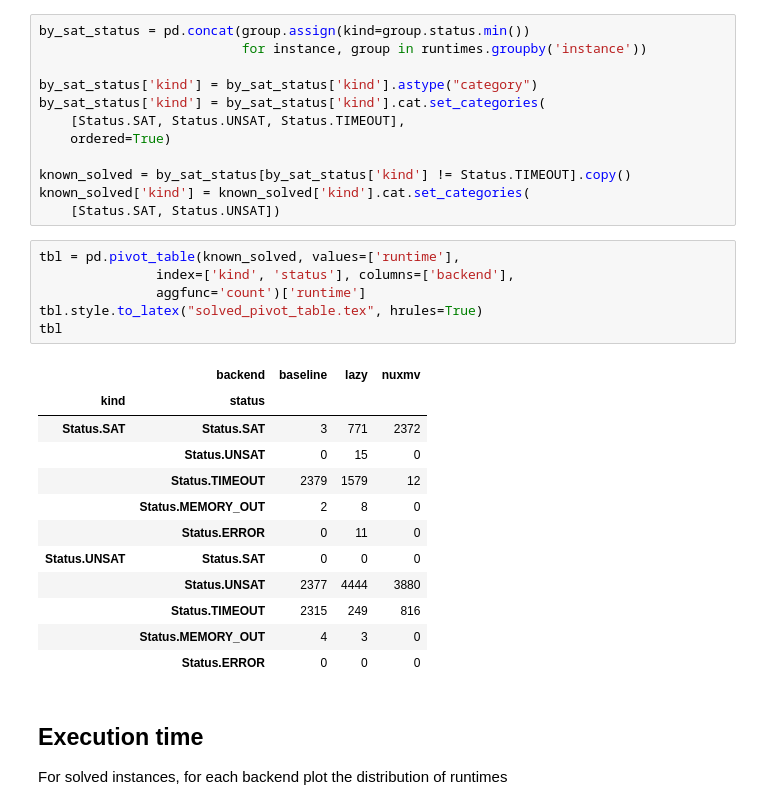
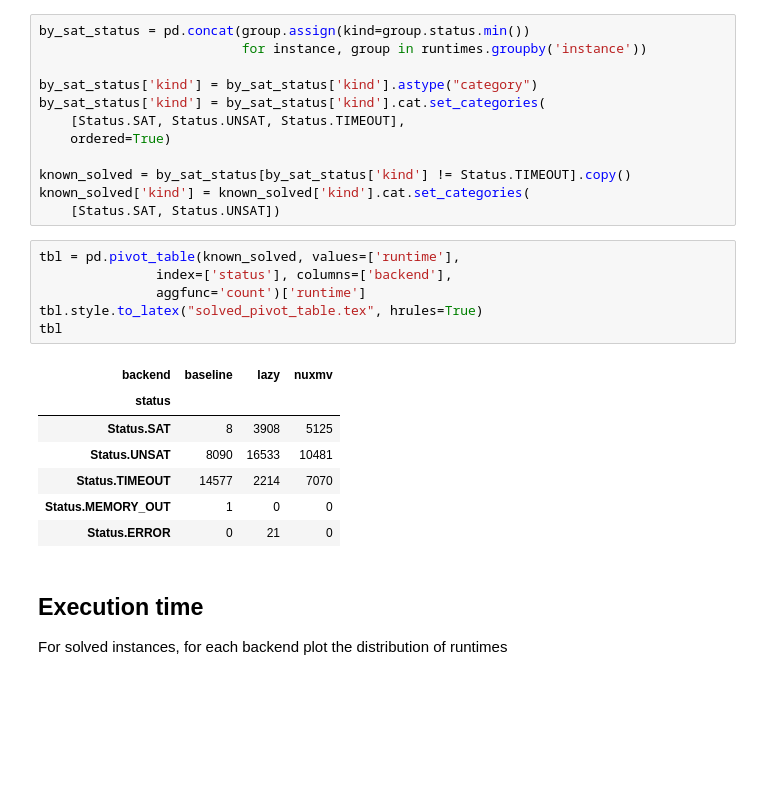
Before and after one commit to amandasystems/catra, a Jupyter notebook: experiments/Analysis.ipynb, the cells around one changed output. Drawn from its saved outputs; the diff is of its cells as text; blank space fills up the shorter version.

```diff
--- a/experiments/Analysis.ipynb
+++ b/experiments/Analysis.ipynb
@@ -272,23 +276,18 @@ known_solved['kind'] = known_solved['kind'].cat.set_categories(
     [Status.SAT, Status.UNSAT])
 # %%
 tbl = pd.pivot_table(known_solved, values=['runtime'],
-               index=['kind', 'status'], columns=['backend'],
+               index=['status'], columns=['backend'],
                aggfunc='count')['runtime']
 tbl.style.to_latex("solved_pivot_table.tex", hrules=True)
 tbl
 # %% [output]
-|  | backend | baseline | lazy | nuxmv |
-| kind | status |  |  |  |
-| Status.SAT | Status.SAT | 3 | 771 | 2372 |
-|  | Status.UNSAT | 0 | 15 | 0 |
-|  | Status.TIMEOUT | 2379 | 1579 | 12 |
-|  | Status.MEMORY_OUT | 2 | 8 | 0 |
-|  | Status.ERROR | 0 | 11 | 0 |
-| Status.UNSAT | Status.SAT | 0 | 0 | 0 |
-|  | Status.UNSAT | 2377 | 4444 | 3880 |
-|  | Status.TIMEOUT | 2315 | 249 | 816 |
-|  | Status.MEMORY_OUT | 4 | 3 | 0 |
-|  | Status.ERROR | 0 | 0 | 0 |
+| backend | baseline | lazy | nuxmv |
+| status |  |  |  |
+| Status.SAT | 8 | 3908 | 5125 |
+| Status.UNSAT | 8090 | 16533 | 10481 |
+| Status.TIMEOUT | 14577 | 2214 | 7070 |
+| Status.MEMORY_OUT | 1 | 0 | 0 |
+| Status.ERROR | 0 | 21 | 0 |
 # %% [markdown]
 ## Execution time
 For solved instances, for each backend plot the distribution of runtimes
```
Also changed, not shown: parts of 17 cells of this notebook, 4 other files.
